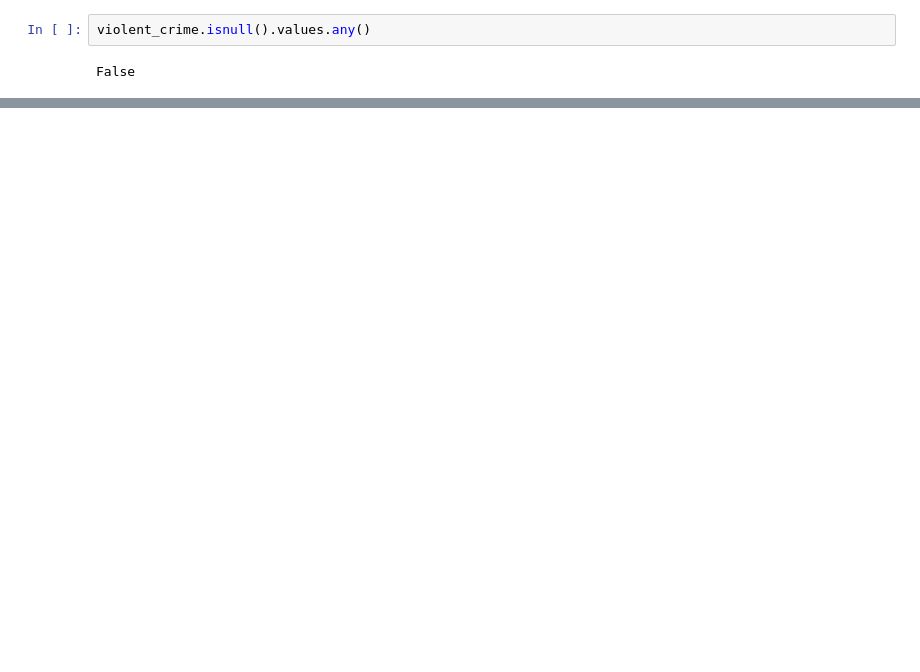
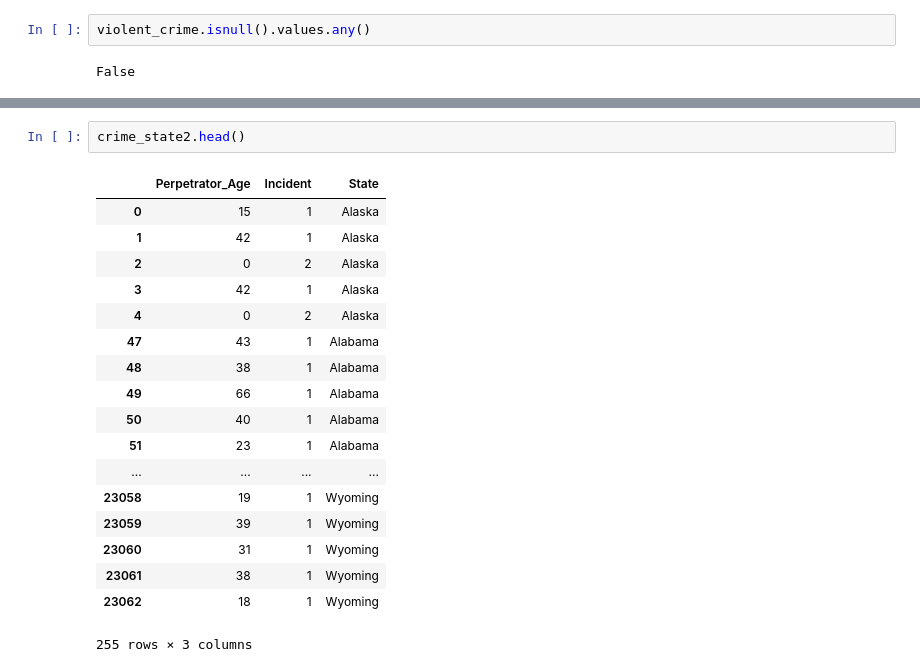
Before and after one commit to jjustin25/Crime-Project-1, a Jupyter notebook: crime_project_justin.ipynb, the cells around one changed output, grey strips where cells are left out. Drawn from its saved outputs; the diff is of its cells as text; blank space fills up the shorter version.

```diff
--- a/crime_project_justin.ipynb
+++ b/crime_project_justin.ipynb
@@ -88,0 +125,21 @@ violent_crime.head()
+# %%
+crime_state2.head()
+# %% [output]
+|  | Perpetrator_Age | Incident | State |
+| 0 | 15 | 1 | Alaska |
+| 1 | 42 | 1 | Alaska |
+| 2 | 0 | 2 | Alaska |
+| 3 | 42 | 1 | Alaska |
+| 4 | 0 | 2 | Alaska |
+| 47 | 43 | 1 | Alabama |
+| 48 | 38 | 1 | Alabama |
+| 49 | 66 | 1 | Alabama |
+| 50 | 40 | 1 | Alabama |
+| 51 | 23 | 1 | Alabama |
+| ... | ... | ... | ... |
+| 23058 | 19 | 1 | Wyoming |
+| 23059 | 39 | 1 | Wyoming |
+| 23060 | 31 | 1 | Wyoming |
+| 23061 | 38 | 1 | Wyoming |
+| 23062 | 18 | 1 | Wyoming |
+255 rows × 3 columns
```
Also changed, not shown: parts of 21 cells of this notebook, 1 other file.
